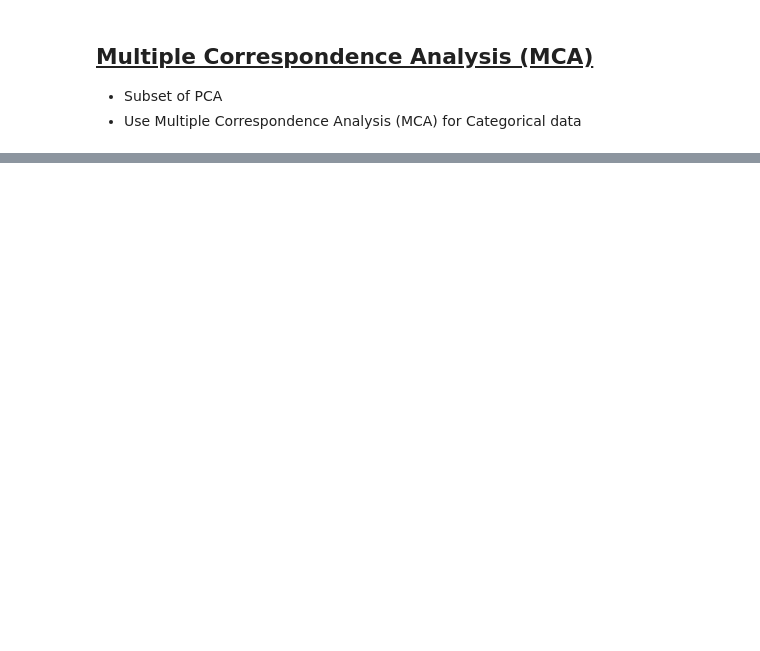
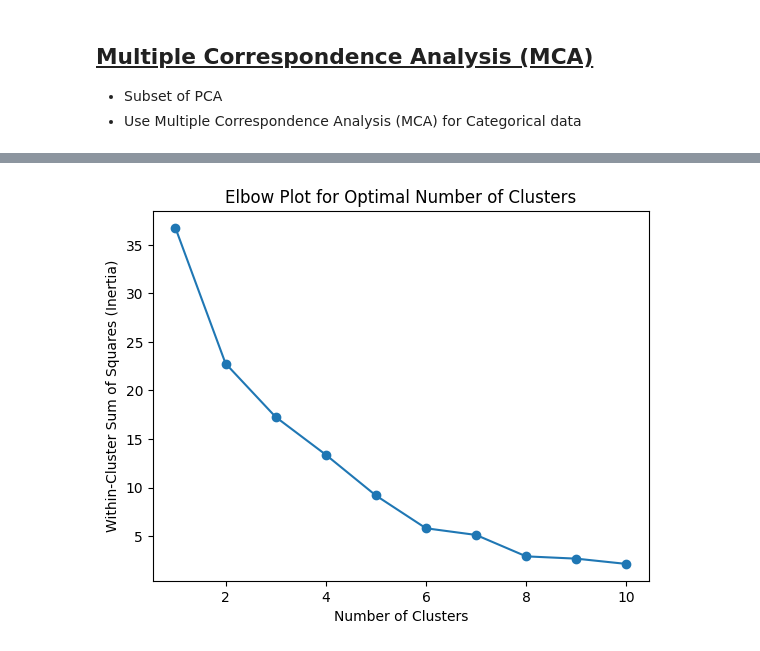
Before and after one commit to Rzi98/MA4829-AY23-24-S2, a Jupyter notebook: src/pca.ipynb, the cells around one changed output, grey strips where cells are left out. Drawn from its saved outputs; the diff is of its cells as text; code cells hidden in the pictures; blank space fills up the shorter version.

```diff
--- a/src/pca.ipynb
+++ b/src/pca.ipynb
@@ -55,0 +136,84 @@ component
+# %%
+import pandas as pd
+import matplotlib.pyplot as plt
+from prince import MCA
+from sklearn.preprocessing import LabelEncoder
+from sklearn.cluster import KMeans
+from scipy.stats import chi2_contingency
+
+# Load the dataset
+df = pd.read_csv('../data/cleaned_data.csv')
+
+df['TOTAL PARTS'] = df.apply(lambda row: len(row['Exterior components to customise'].split(';')) + len(row['Interior components to customise'].split(';')), axis=1)
+df['number factors to buy car'] = df.apply(lambda row: len(row['Deciding factors to buy car'].split(';')), axis=1)
+
+
+# Field names of categorical columns
+categorical_cols = ['Age group', 'Gender', 'Marital status', 'TOTAL PARTS', 'Any cadding experience', 'number factors to buy car']
+
+# Apply LabelEncoder
+le = LabelEncoder()
+for col in categorical_cols:
+    df[col] = le.fit_transform(df[col])
+    print(f"{col}: {dict(zip(le.classes_, le.transform(le.classes_)))}")
+
+# Extract categorical columns for MCA
+data_for_mca = df[categorical_cols]
+
+# Perform MCA
+mca = MCA(n_components=2)
+mca.fit(data_for_mca)
+X_mca = mca.transform(data_for_mca)
+
+
+# Elbow plot to determine the optimal number of clusters
+inertia_values = []
+for i in range(1, 11):  # Trying clusters from 1 to 10
+    kmeans = KMeans(n_clusters=i, random_state=42)
+    kmeans.fit(X_mca)
+    inertia_values.append(kmeans.inertia_)
+
+# Plotting the elbow plot
+plt.plot(range(1, 11), inertia_values, marker='o')
+plt.xlabel('Number of Clusters')
+plt.ylabel('Within-Cluster Sum of Squares (Inertia)')
+plt.title('Elbow Plot for Optimal Number of Clusters')
+plt.show()
+
+# KMeans clustering
+kmeans = KMeans(n_clusters=6, random_state=42)
+df['Cluster'] = kmeans.fit_predict(X_mca)
+
+# MCA plot with clusters
+plt.scatter(X_mca.iloc[:, 0], X_mca.iloc[:, 1], c=df['Cluster'], cmap='viridis')
+plt.xlabel('MCA Component 1')
+plt.ylabel('MCA Component 2')
+plt.title('MCA of Categorical Data with Color-Coded Clusters')
+plt.colorbar(label='Cluster')
+plt.show()
+
+# Cluster profiles
+df['MCA1'] = X_mca.iloc[:, 0]
+df['MCA2'] = X_mca.iloc[:, 1]
+cluster_profiles = df.groupby('Cluster')[categorical_cols].agg(pd.Series.mode)
+print("Cluster Profiles:")
+print(cluster_profiles)
+
+# Visualize cluster distributions for each categorical column
+for col in categorical_cols:
+    pd.crosstab(df[col], df['Cluster']).plot(kind='bar', figsize=(8, 6))
+    plt.title(f'Cluster distribution by {col}')
+    plt.ylabel('Count')
+    plt.xlabel(col)
+    plt.xticks(rotation=45)
+    plt.legend(title='Cluster')
+    plt.tight_layout()
+    plt.show()
+
+# Chi-Square Test
+print("Chi-Square Test Results:")
+for col in categorical_cols:
+    contingency_table = pd.crosstab(df[col], df['Cluster'])
+    chi2, p, dof, expected = chi2_contingency(contingency_table)
+    print(f"{col}: p-value = {p}")
+# %% [output]
@@ -55,0 +226 @@ component
+[figure, added]
```
Also changed, not shown: parts of 3 cells of this notebook, 6 other files.
